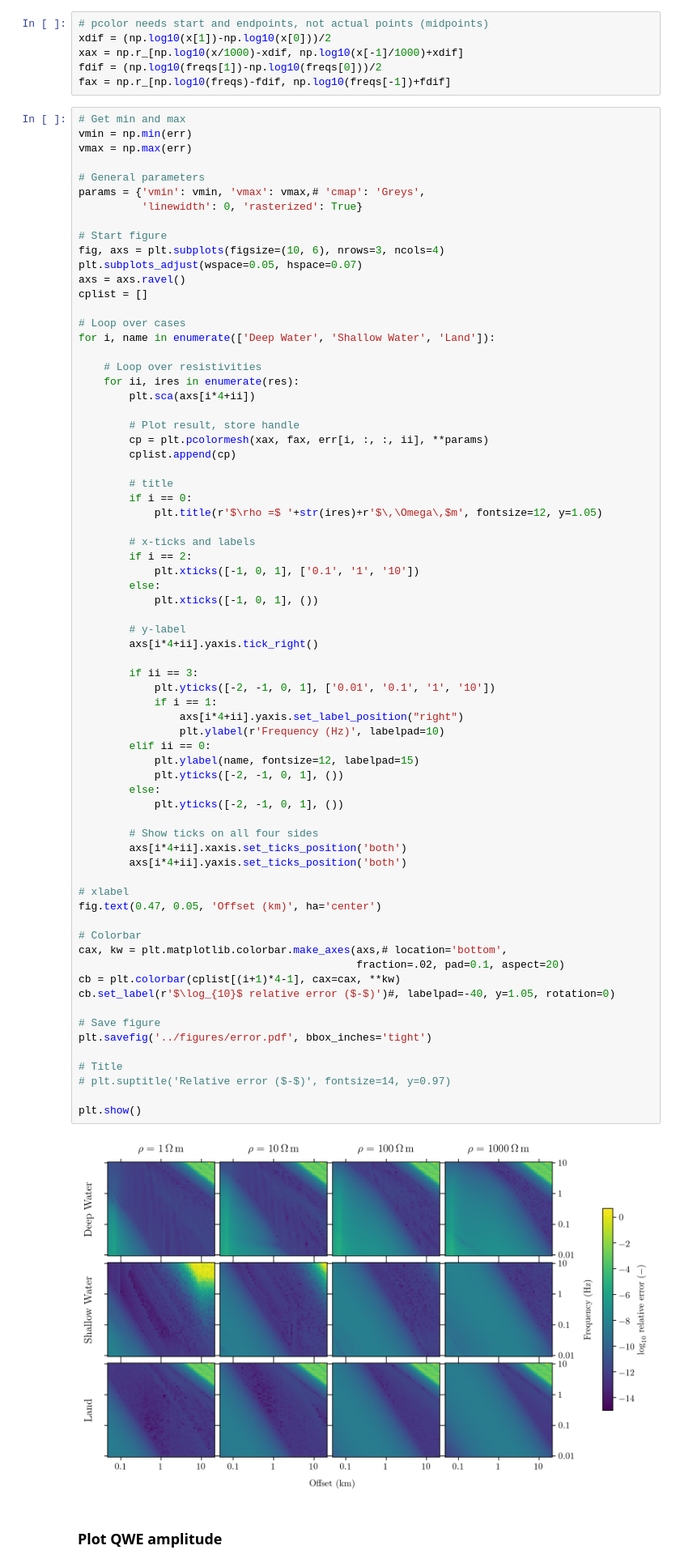
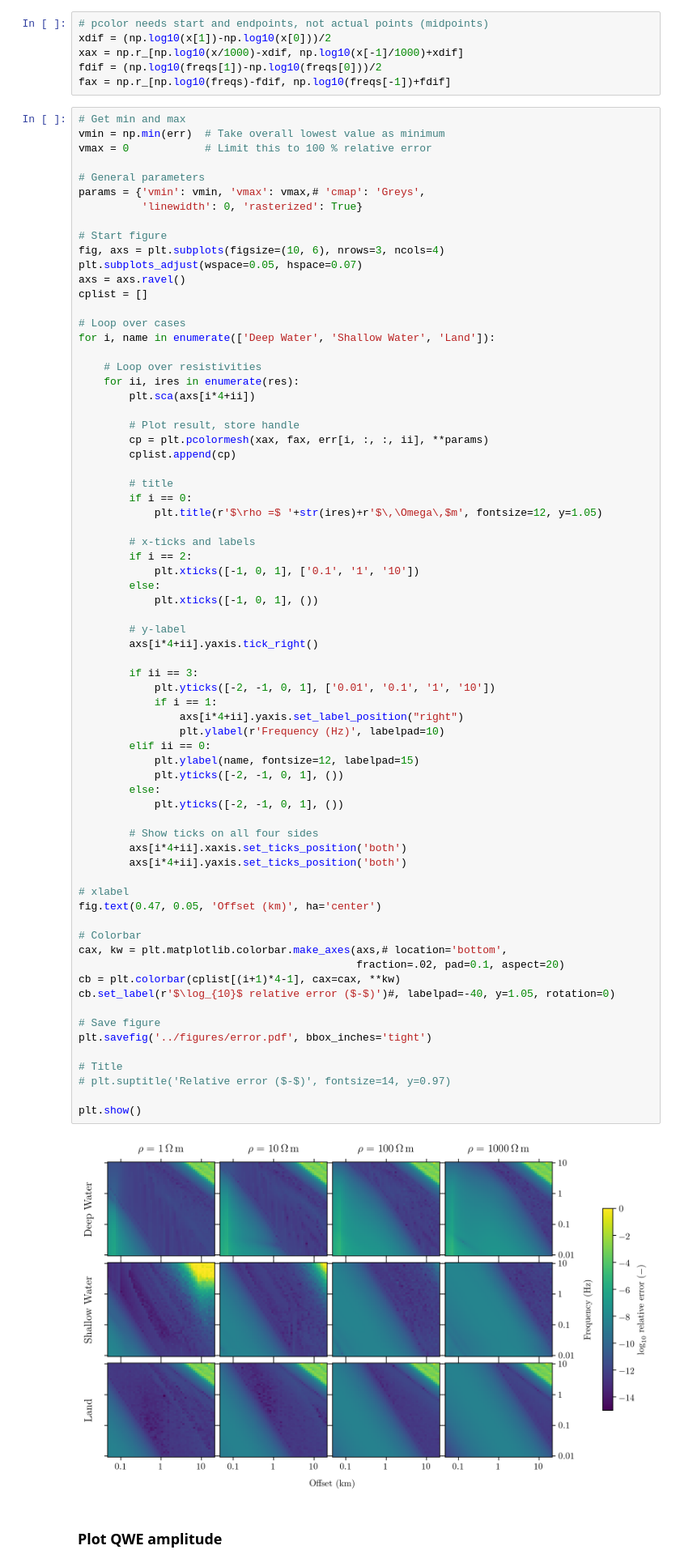
Before and after one commit to emsig/article-fdesign, a Jupyter notebook: notebooks/Figure-Errors.ipynb, the cells around one changed output. Shown at 81% size. Saved outputs shown, nothing was run; the diff lists cells and outputs as text.

Commit message:
Limit to 100 % error

```diff
--- a/notebooks/Figure-Errors.ipynb
+++ b/notebooks/Figure-Errors.ipynb
@@ -213,8 +213,8 @@ fdif = (np.log10(freqs[1])-np.log10(freqs[0]))/2
 fax = np.r_[np.log10(freqs)-fdif, np.log10(freqs[-1])+fdif]
 # %%
 # Get min and max
-vmin = np.min(err)
-vmax = np.max(err)
+vmin = np.min(err)  # Take overall lowest value as minimum
+vmax = 0            # Limit this to 100 % relative error
 
 # General parameters
 params = {'vmin': vmin, 'vmax': vmax,# 'cmap': 'Greys',
@@ -255,34 +255,34 @@ for i, name in enumerate(['Deep Water', 'Shallow Water', 'Land']):
             if i == 1:
                 axs[i*4+ii].yaxis.set_label_position("right")
                 plt.ylabel(r'Frequency (Hz)', labelpad=10)
         elif ii == 0:
             plt.ylabel(name, fontsize=12, labelpad=15)
             plt.yticks([-2, -1, 0, 1], ())
         else:
             plt.yticks([-2, -1, 0, 1], ())
 
         # Show ticks on all four sides
         axs[i*4+ii].xaxis.set_ticks_position('both')
         axs[i*4+ii].yaxis.set_ticks_position('both')
 
 # xlabel
 fig.text(0.47, 0.05, 'Offset (km)', ha='center')
 
 # Colorbar
 cax, kw = plt.matplotlib.colorbar.make_axes(axs,# location='bottom',
                                             fraction=.02, pad=0.1, aspect=20)
 cb = plt.colorbar(cplist[(i+1)*4-1], cax=cax, **kw)
 cb.set_label(r'$\log_{10}$ relative error ($-$)')#, labelpad=-40, y=1.05, rotation=0)
 
 # Save figure
 plt.savefig('../figures/error.pdf', bbox_inches='tight')
 
 # Title
 # plt.suptitle('Relative error ($-$)', fontsize=14, y=0.97)
 
 plt.show()
 # %% [output]
-[figure, old version]
+[figure, new version]
 # %% [markdown]
 ### Plot QWE amplitude
 # %%
```
Also changed, not shown: parts of 1 cell of this notebook, 2 other files.
